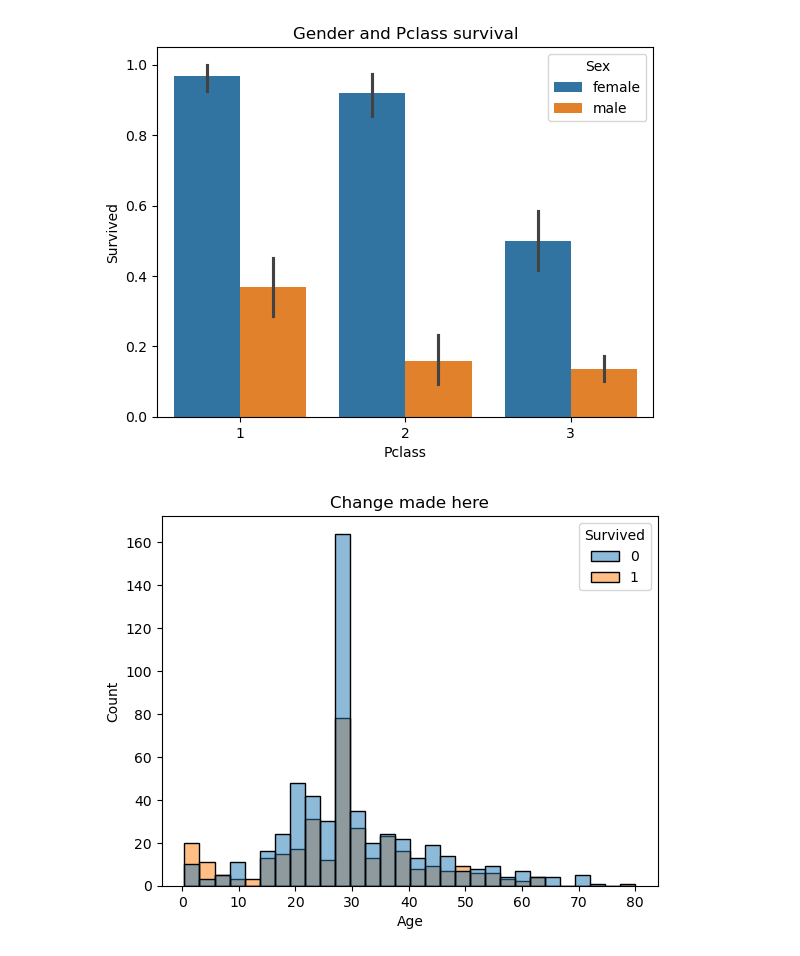
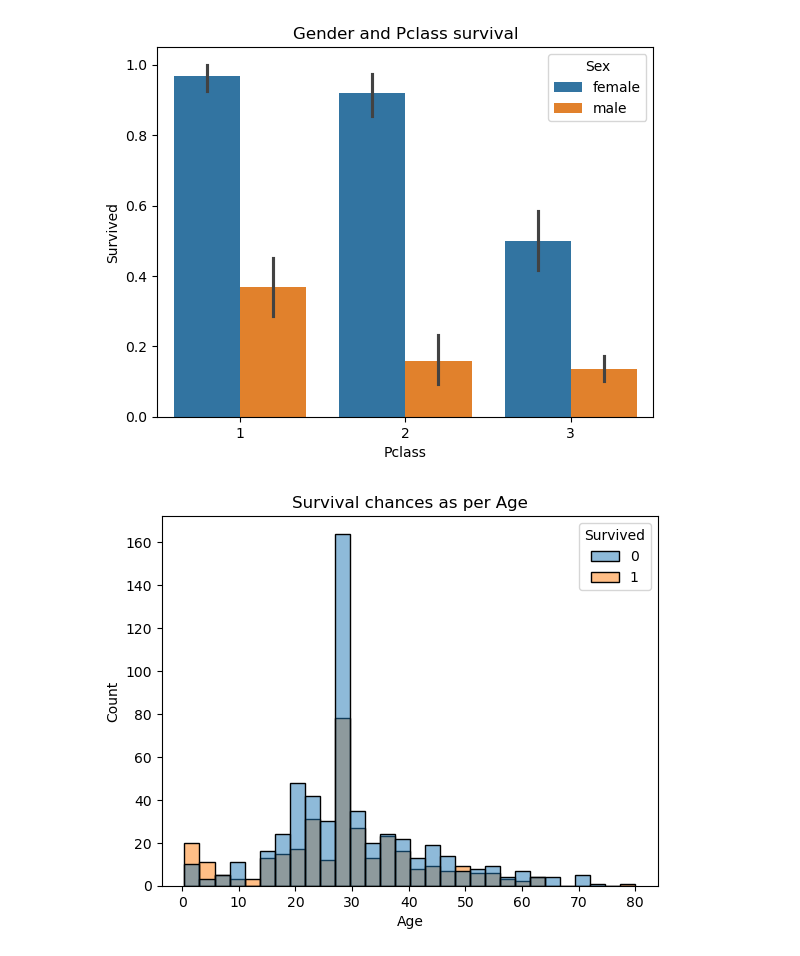
Before and after one commit to Shlokbhandari/Titanic-Data-Analysis, a Jupyter notebook: EDA.ipynb, the cells around one changed output. Cells and saved outputs as stored; diff of their text form; code cells hidden in the pictures.

Commit message:
Updated the data visualization charts

```diff
--- a/EDA.ipynb
+++ b/EDA.ipynb
@@ -48,7 +48,7 @@ plt.show()
 [figure]
 # %%
 sns.histplot(x="Age", hue = "Survived", data = df)
-plt.title("Change made here")
+plt.title("Survival chances as per Age")
 plt.show()
 # %% [output]
-[figure, old version]
+[figure, new version]
```
